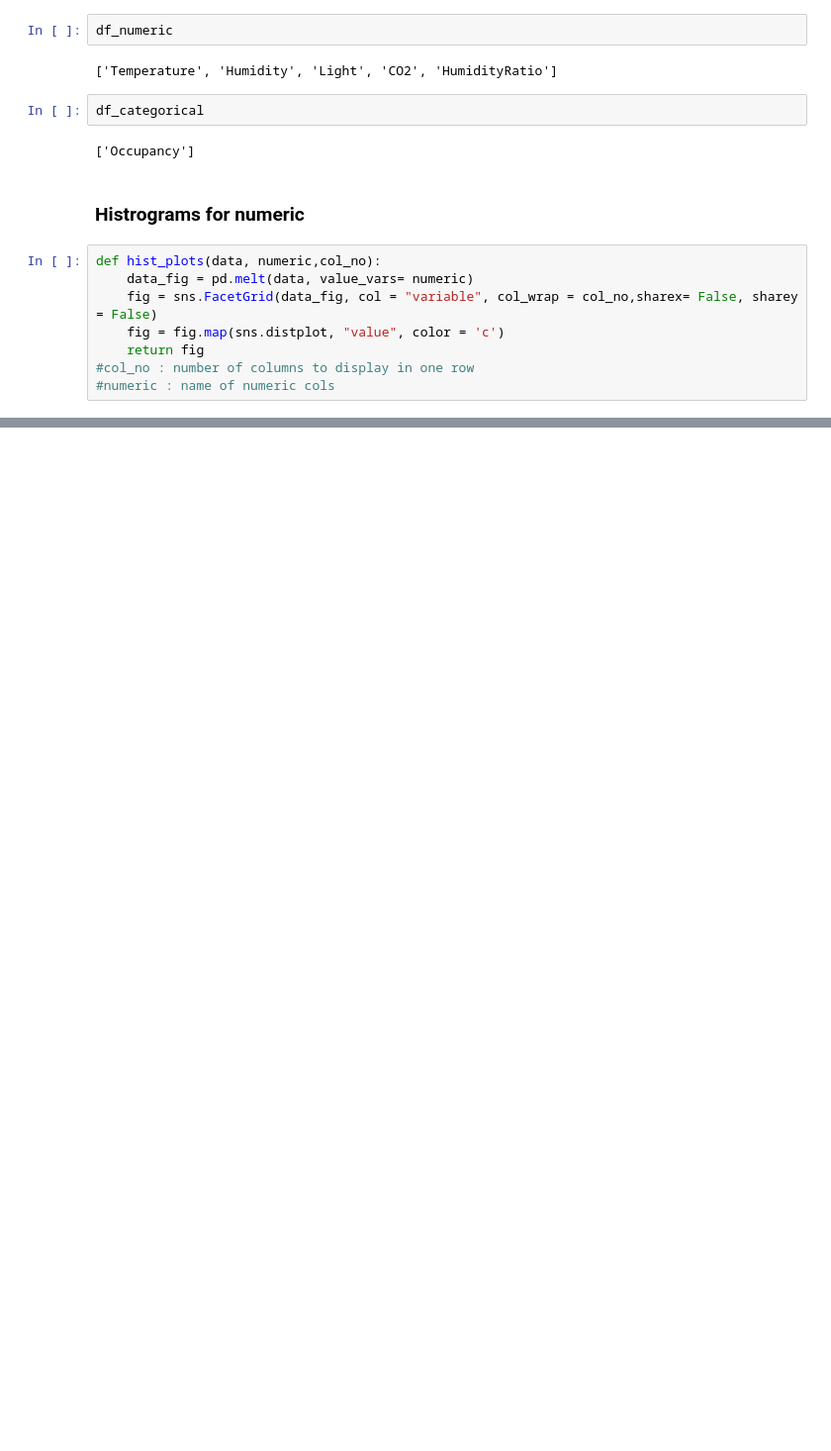
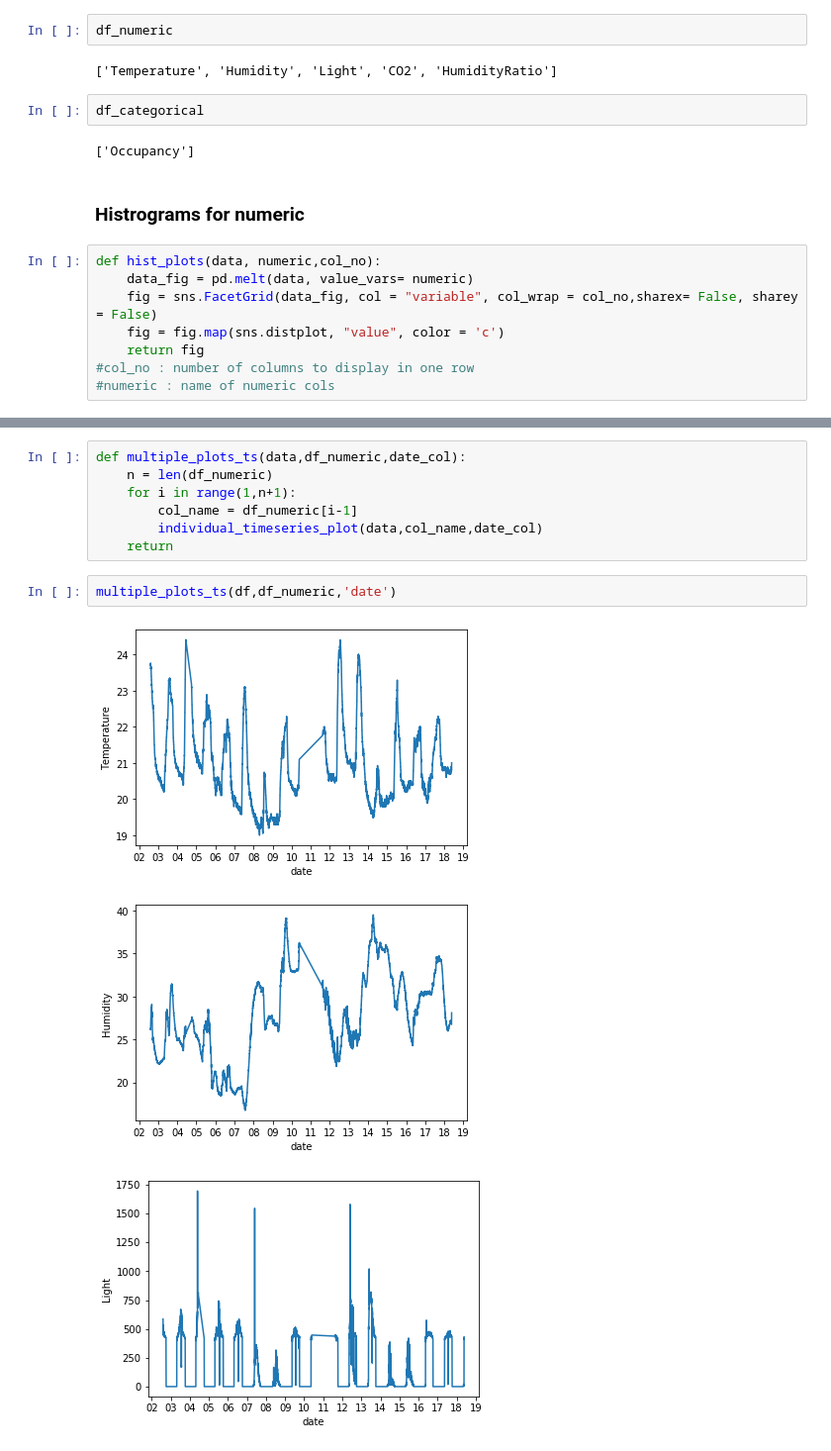
Before and after one commit to harshit-bajpai/Machine-learning-models, a Jupyter notebook: occupancy_detection.ipynb, the cells around one changed output, grey strips where cells are left out. Shown at 99% size. Cells and saved outputs as stored; diff of their text form; blank space fills up the shorter version.

```diff
--- a/occupancy_detection.ipynb
+++ b/occupancy_detection.ipynb
@@ -192,0 +212,13 @@ TypeError: tsplot() missing 1 required positional argument: 'data'
+# %%
+def multiple_plots_ts(data,df_numeric,date_col):
+    n = len(df_numeric)
+    for i in range(1,n+1):
+        col_name = df_numeric[i-1]
+        individual_timeseries_plot(data,col_name,date_col)
+    return
+# %%
+multiple_plots_ts(df,df_numeric,'date')
+# %% [output]
+[figure, added]
+[figure, added]
+[figure, added]
```
Also changed, not shown: parts of 26 cells of this notebook, 4 other files.
